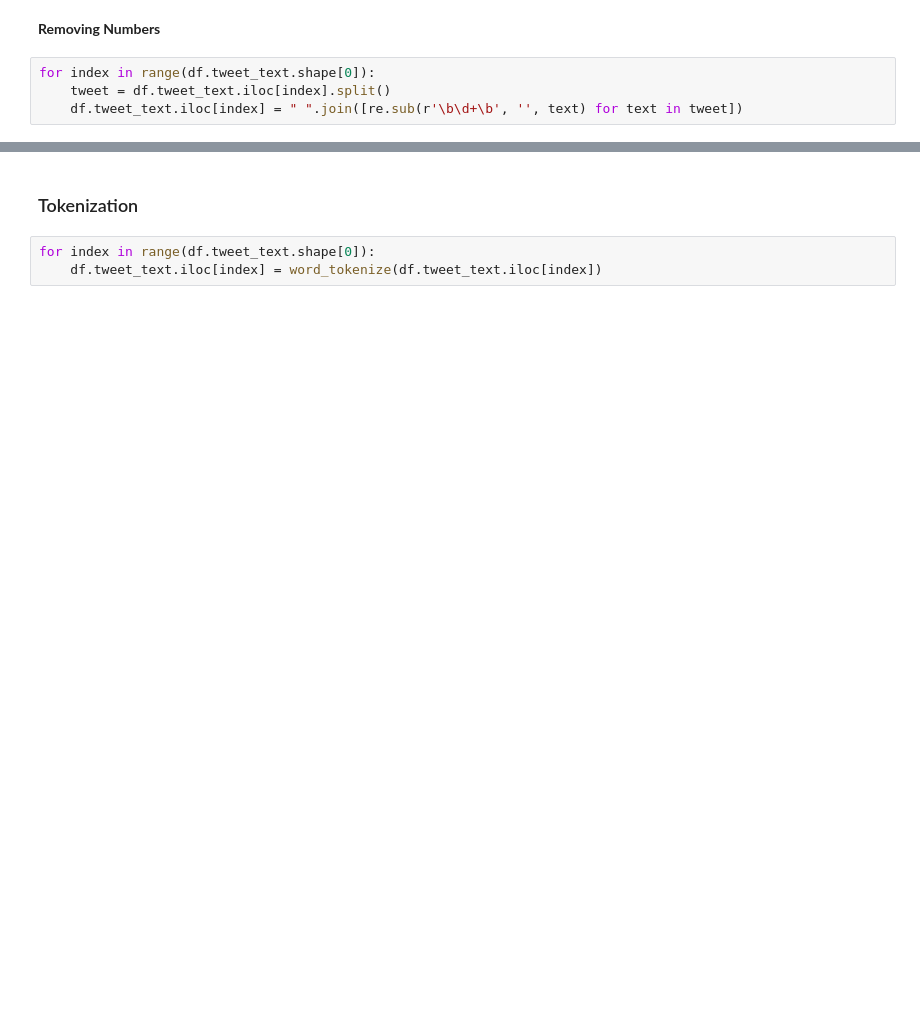
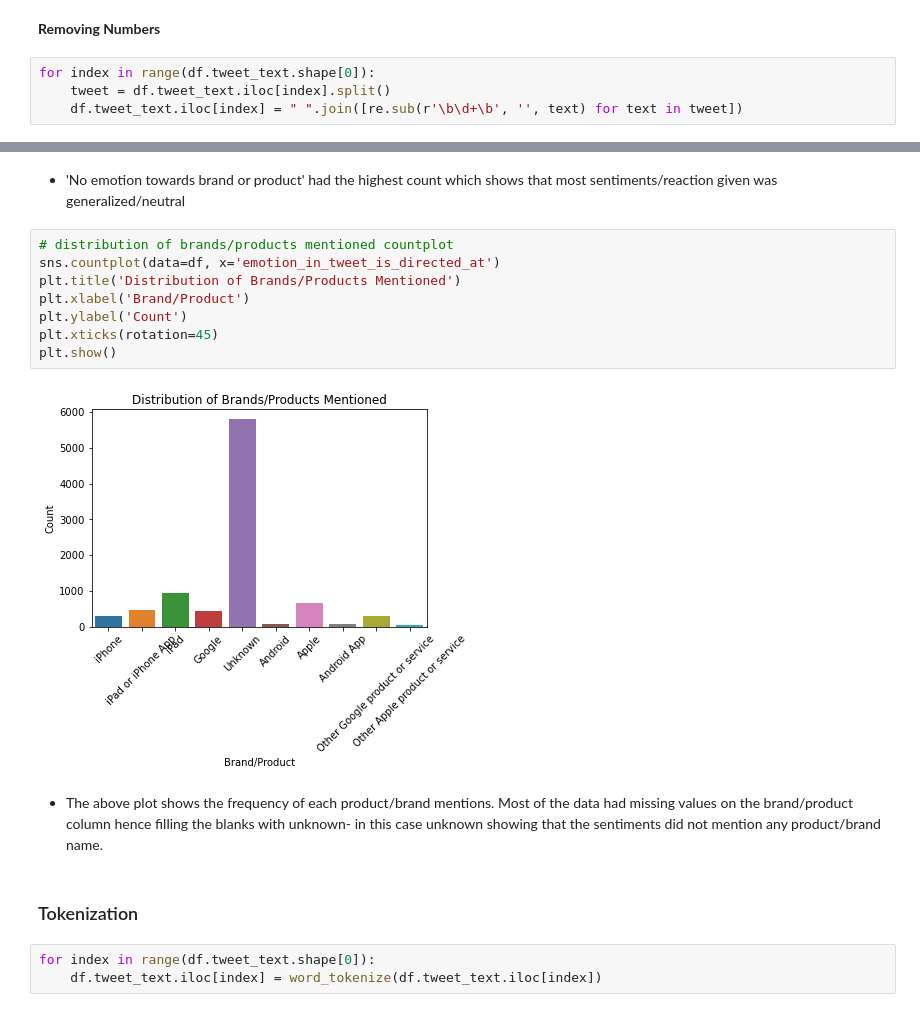
Before and after one commit to Sego-Mich/group_1_phase_4_project, a Jupyter notebook: NLP_p4_project.ipynb, the cells around one changed output, grey strips where cells are left out. Drawn from its saved outputs; the diff is of its cells as text; blank space fills up the shorter version.

```diff
--- a/NLP_p4_project.ipynb
+++ b/NLP_p4_project.ipynb
@@ -376,3 +443,19 @@ df[["tweet_text","original_tweet"]].head(10)
+# %% [markdown]
+
+- 'No emotion towards brand or product' had the highest count which shows that most sentiments/reaction given was generalized/neutral
+# %%
+# distribution of brands/products mentioned countplot
+sns.countplot(data=df, x='emotion_in_tweet_is_directed_at')
+plt.title('Distribution of Brands/Products Mentioned')
+plt.xlabel('Brand/Product')
+plt.ylabel('Count')
+plt.xticks(rotation=45)
+plt.show()
+# %% [output]
+[figure, added]
+# %% [markdown]
+- The above plot shows the frequency of each product/brand mentions.
+Most of the data had missing values on the brand/product column hence filling the blanks with unknown- in this case unknown showing that the sentiments did not mention any product/brand name.
 # %% [markdown]
 ### Tokenization
 # %%
```
Also changed, not shown: parts of 72 cells of this notebook, 4 other files.
